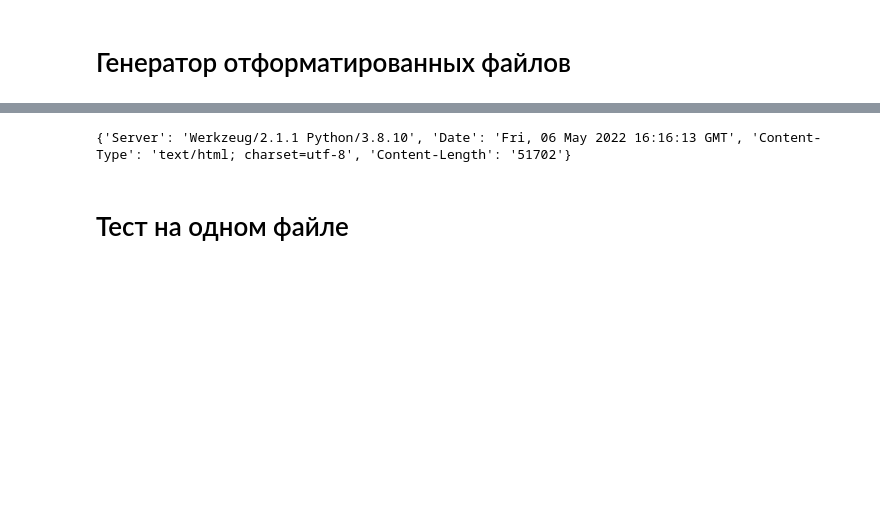
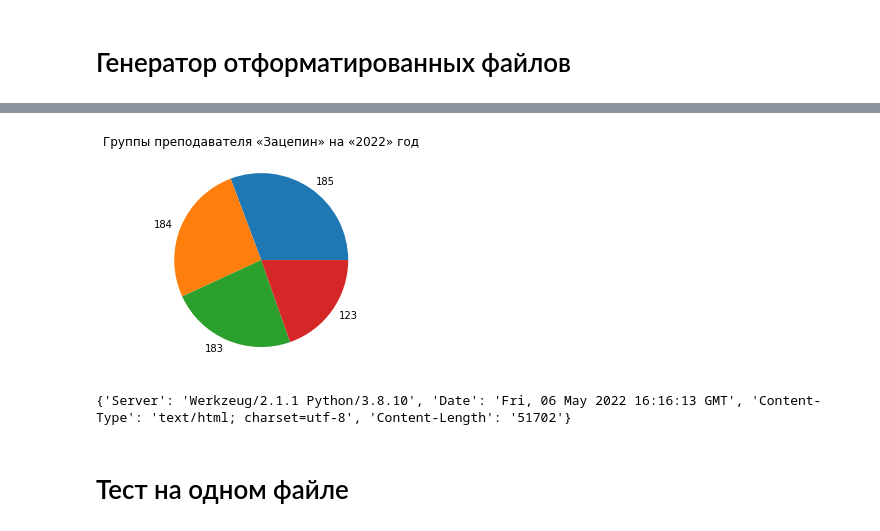
Before and after one commit to DK905/CoolResp, a Jupyter notebook: generation_script.ipynb, the cells around one changed output, grey strips where cells are left out. Saved outputs shown, nothing was run; the diff lists cells and outputs as text; code cells hidden in the pictures; blank space fills up the shorter version.

```diff
--- a/generation_script.ipynb
+++ b/generation_script.ipynb
@@ -79,3 +99,11 @@ ConnectionError: ('Connection aborted.', ConnectionResetError(10054, 'Удале
+# %%
+teacher_surname = 'Зацепин'
+df_teachers = df[df['teacher'].str.contains(teacher_surname)]
+df_teachers['group'].value_counts().plot(kind = 'pie', figsize = (10, 4),
+                                         title = f'Группы преподавателя «{teacher_surname}» на «{year}» год',
+                                         ylabel = '');
+# %% [output]
+[figure, added]
 # %%
 file.headers
 # %% [output]
```
Also changed, not shown: parts of 11 cells of this notebook, 22 other files.
